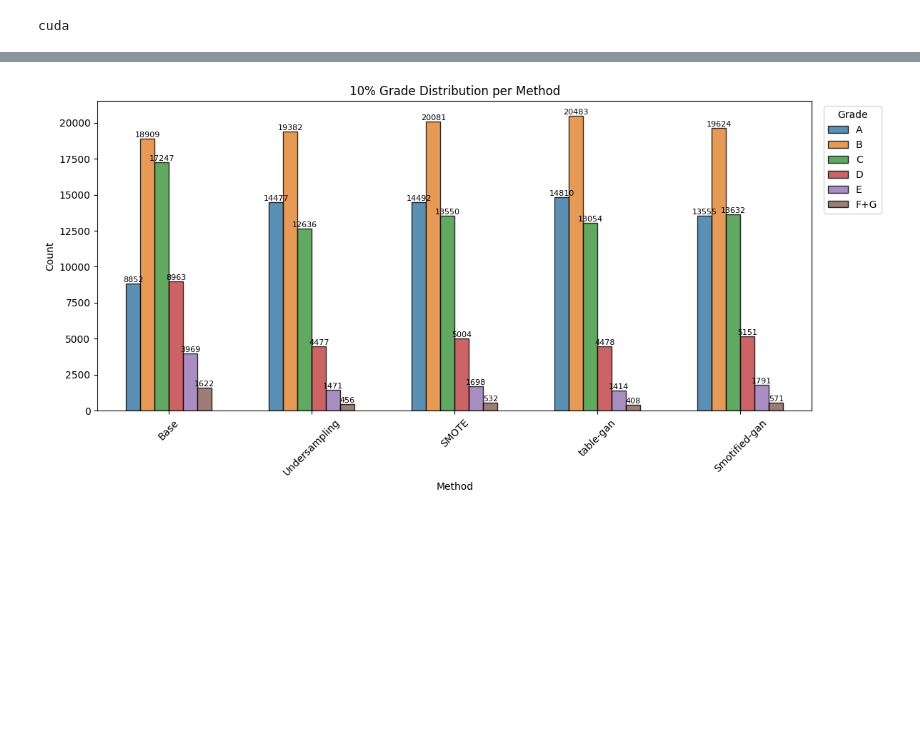
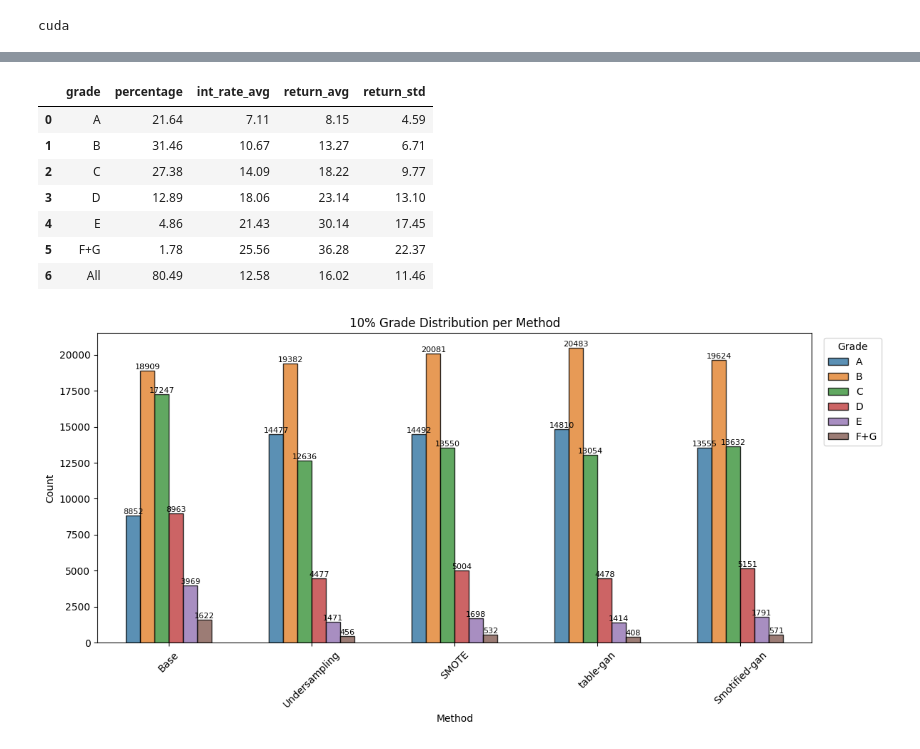
Before and after one commit to Seungminin/Data_Analysis_lending-club, a Jupyter notebook: Paper_code/smotified_portfolio.ipynb, the cells around one changed output, grey strips where cells are left out. Cells and saved outputs as stored; diff of their text form; code cells hidden in the pictures; blank space fills up the shorter version.

```diff
--- a/Paper_code/smotified_portfolio.ipynb
+++ b/Paper_code/smotified_portfolio.ipynb
@@ -488,3 +572,14 @@ portfolio_grade_distribution_df.head()
+# %%
+grade_stats.head(10)
+# %% [output]
+|  | grade | percentage | int_rate_avg | return_avg | return_std |
+| 0 | A | 21.64 | 7.11 | 8.15 | 4.59 |
+| 1 | B | 31.46 | 10.67 | 13.27 | 6.71 |
+| 2 | C | 27.38 | 14.09 | 18.22 | 9.77 |
+| 3 | D | 12.89 | 18.06 | 23.14 | 13.10 |
+| 4 | E | 4.86 | 21.43 | 30.14 | 17.45 |
+| 5 | F+G | 1.78 | 25.56 | 36.28 | 22.37 |
+| 6 | All | 80.49 | 12.58 | 16.02 | 11.46 |
 # %%
 import seaborn as sns
 
```
Also changed, not shown: parts of 6 cells of this notebook.
